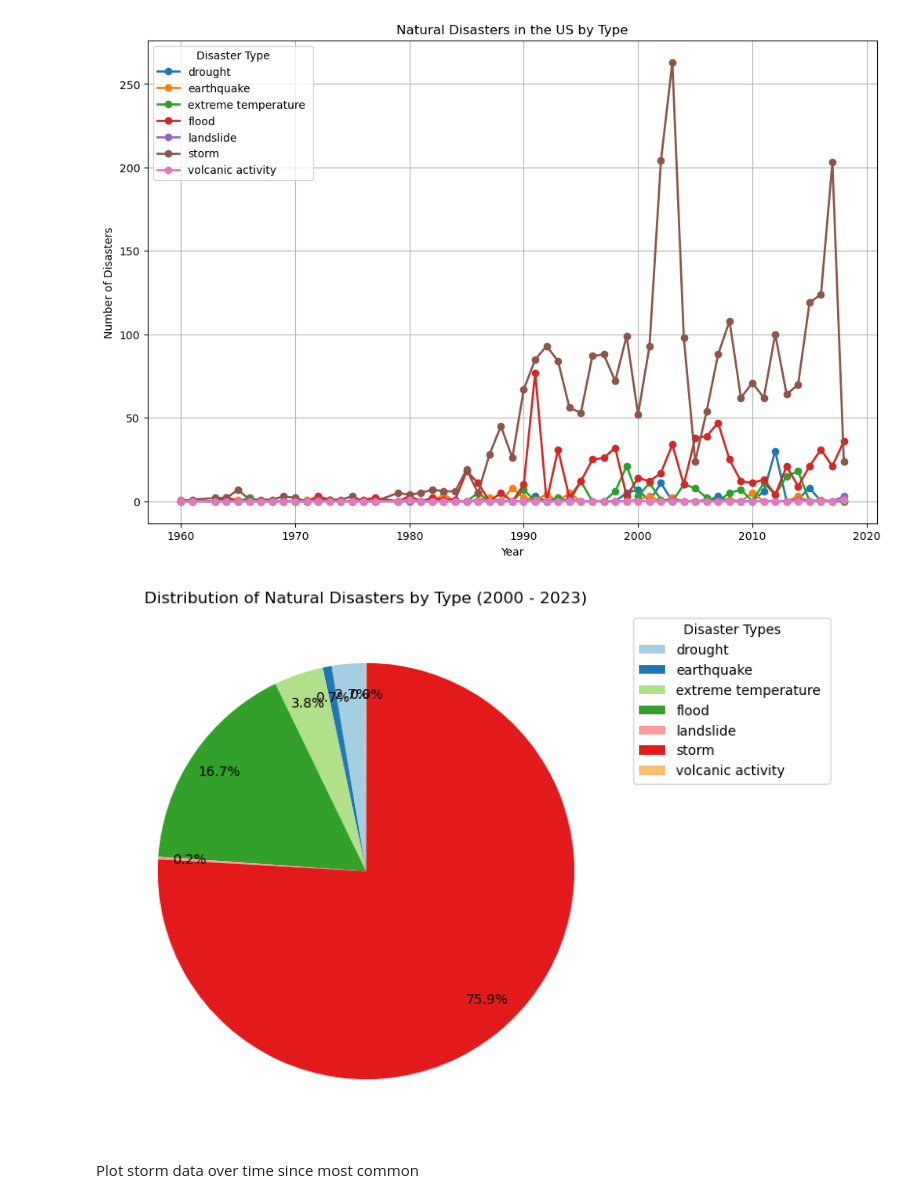
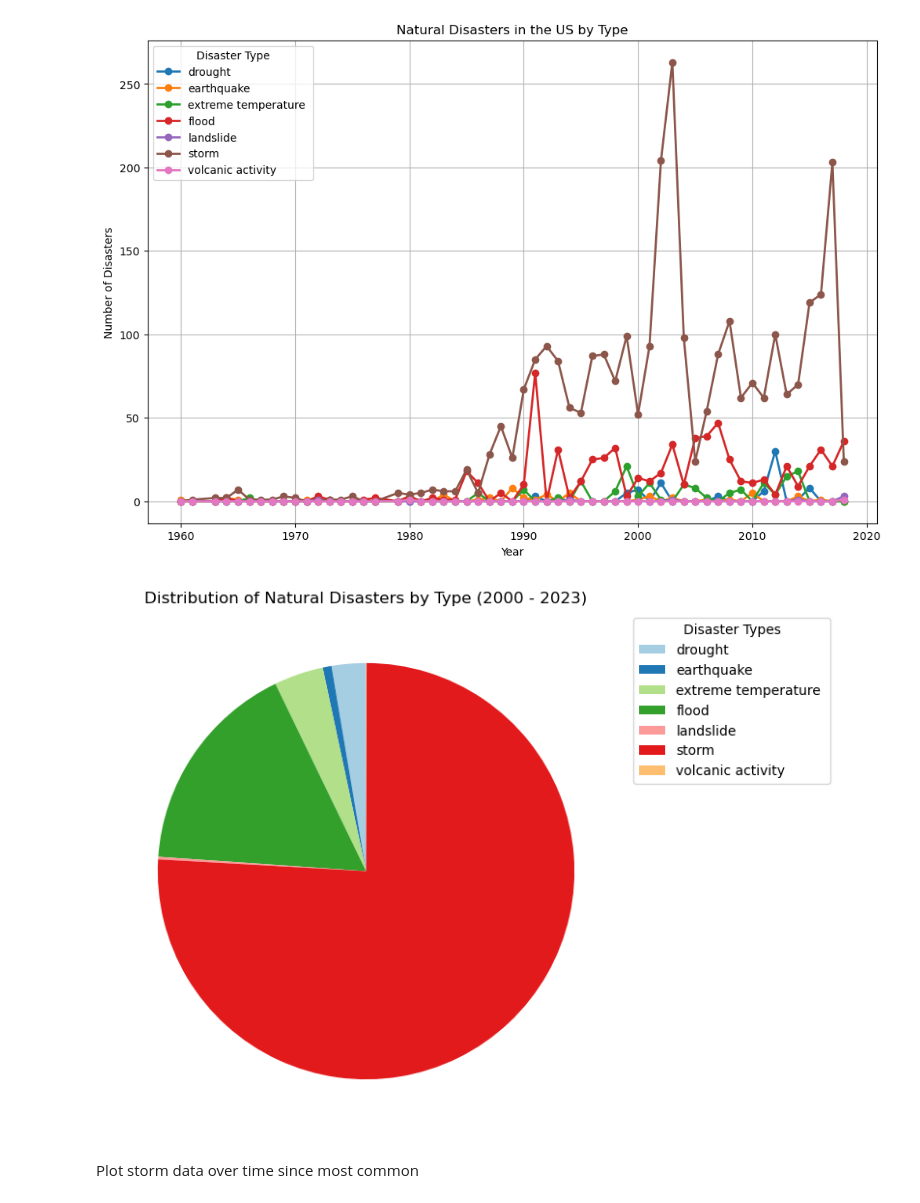
Before and after one commit to smille202/capstone, a Jupyter notebook: work/working_code.ipynb, the cells around one changed output. Saved outputs shown, nothing was run; the diff lists cells and outputs as text; code cells hidden in the pictures.

```diff
--- a/work/working_code.ipynb
+++ b/work/working_code.ipynb
@@ -447,31 +447,32 @@ plt.show()
 # %% [output]
 [figure]
 # %%
+import matplotlib.pyplot as plt
+
 # 2000-2023
 filtered_data = merged_data[(merged_data['year'] >= 2000) & (merged_data['year'] <= 2023)]
 
-# disaster type in filtered data
 disasters_by_type = filtered_data.groupby('disastertype').size()
 
-#pie chart
 plt.figure(figsize=(10, 7))
 colors = plt.cm.Paired.colors
 
-wedges, texts, autotexts = plt.pie(
+plt.pie(
     disasters_by_type,
-    autopct='%1.1f%%',  # Directly format percentages
     startangle=90,
     colors=colors,
     pctdistance=0.85
 )
+
+
 plt.title("Distribution of Natural Disasters by Type (2000 - 2023)")
 
-# Key
+# key
 plt.legend(disasters_by_type.index, title='Disaster Types', loc='upper left', bbox_to_anchor=(1, 1))
 
 plt.show()
 # %% [output]
-[figure, old version]
+[figure, new version]
 # %% [markdown]
 Plot storm data over time since most common
 # %%
```
Also changed, not shown: parts of 16 cells of this notebook.
